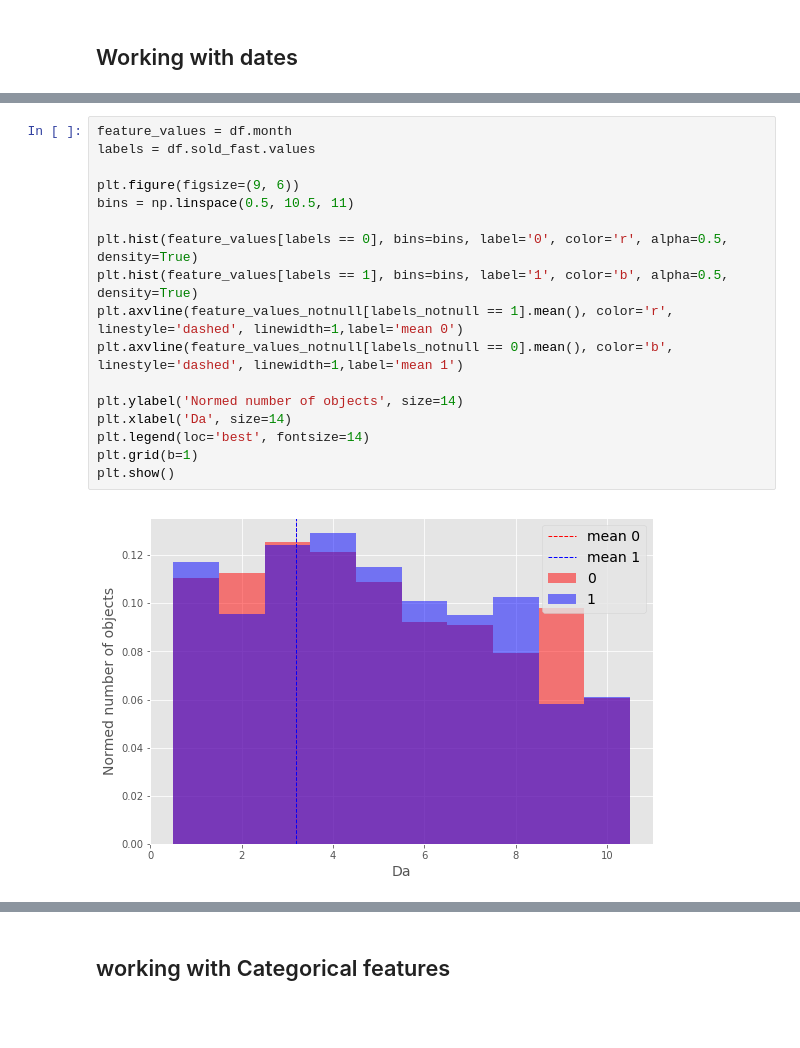
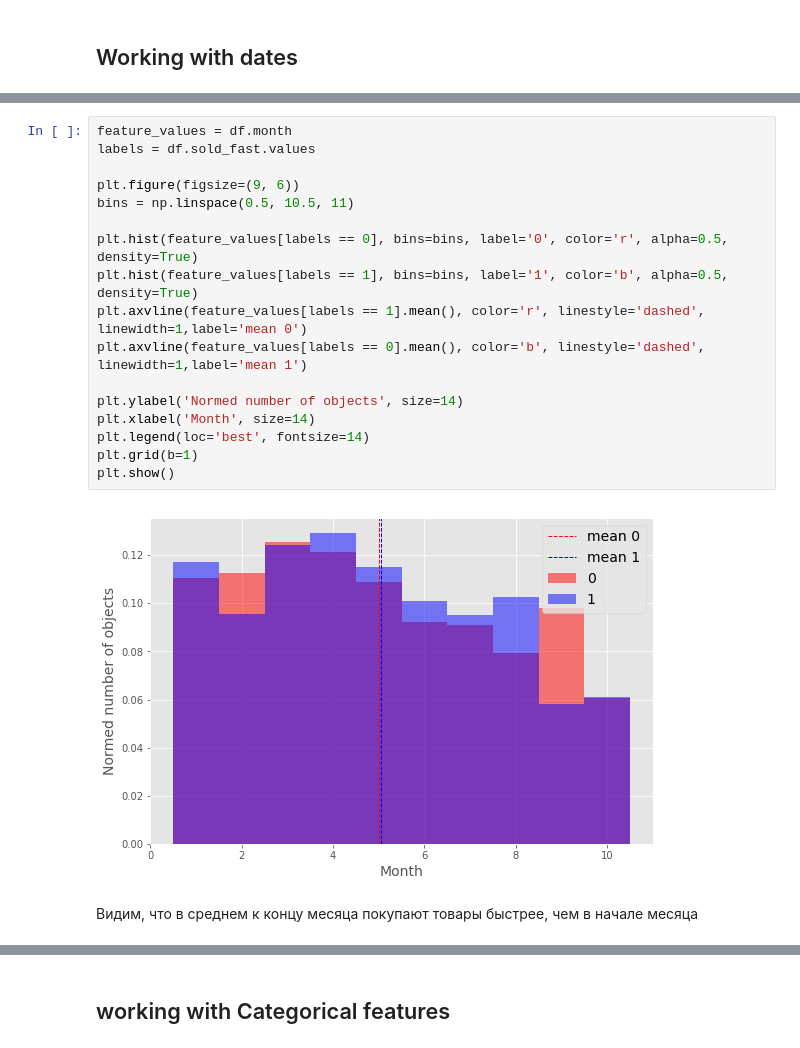
Before and after one commit to Vasyka/kaaagle, a Jupyter notebook: kaaagle_shared_in_drive.ipynb, the cells around one changed output, grey strips where cells are left out. Drawn from its saved outputs; the diff is of its cells as text; blank space fills up the shorter version.

```diff
--- a/kaaagle_shared_in_drive.ipynb
+++ b/kaaagle_shared_in_drive.ipynb
@@ -505,22 +582,24 @@ get_sold_fast('month')
 # %%
 feature_values = df.month
 labels = df.sold_fast.values
 
 plt.figure(figsize=(9, 6))
 bins = np.linspace(0.5, 10.5, 11)
 
 plt.hist(feature_values[labels == 0], bins=bins, label='0', color='r', alpha=0.5, density=True)
 plt.hist(feature_values[labels == 1], bins=bins, label='1', color='b', alpha=0.5, density=True)
-plt.axvline(feature_values_notnull[labels_notnull == 1].mean(), color='r', linestyle='dashed', linewidth=1,label='mean 0')
-plt.axvline(feature_values_notnull[labels_notnull == 0].mean(), color='b', linestyle='dashed', linewidth=1,label='mean 1')
+plt.axvline(feature_values[labels == 1].mean(), color='r', linestyle='dashed', linewidth=1,label='mean 0')
+plt.axvline(feature_values[labels == 0].mean(), color='b', linestyle='dashed', linewidth=1,label='mean 1')
 
 plt.ylabel('Normed number of objects', size=14)
-plt.xlabel('Da', size=14)
+plt.xlabel('Month', size=14)
 plt.legend(loc='best', fontsize=14)
 plt.grid(b=1)
 plt.show()
 # %% [output]
-[figure, old version]
+[figure, new version]
+# %% [markdown]
+Видим, что в среднем к концу месяца покупают товары быстрее, чем в начале месяца
 # %%
 get_sold_fast('day')
 # %% [output]
```
Also changed, not shown: parts of 205 cells of this notebook, 11 other files.
